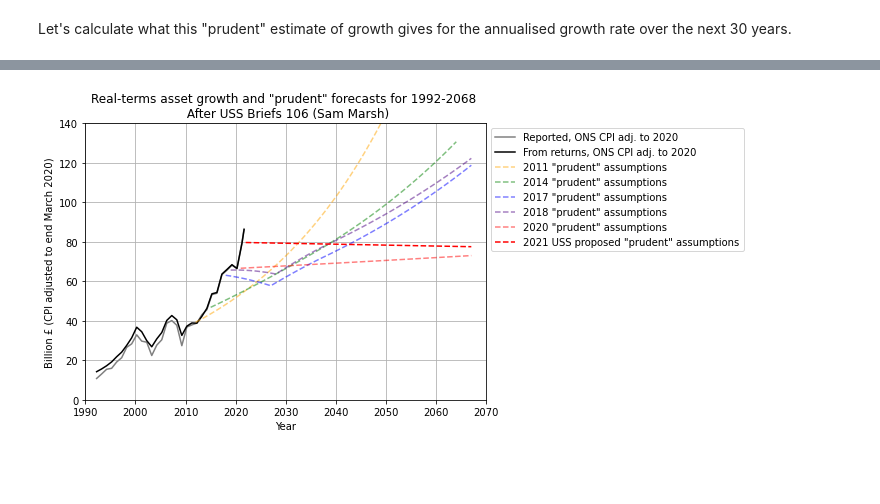
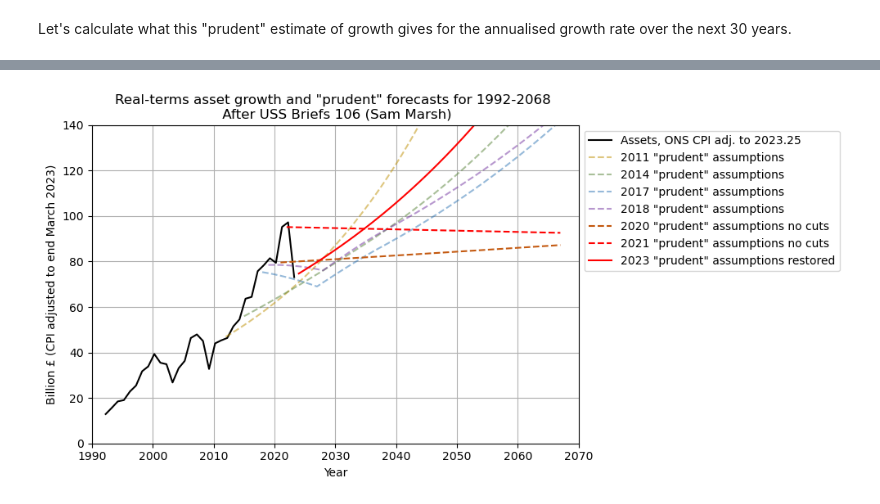
Before and after one commit to SussexUCU/USS, a Jupyter notebook: code/plot_assets.ipynb, the cells around one changed output, grey strips where cells are left out. Saved outputs shown, nothing was run; the diff lists cells and outputs as text; code cells hidden in the pictures; blank space fills up the shorter version.

Commit message:
Updated plot_assets notebook to plot 2023 mar data, and write out cpi adjusted assets.

```diff
--- a/code/plot_assets.ipynb
+++ b/code/plot_assets.ipynb
@@ -26,20 +56,25 @@ save_data = False
 # %%
 # Assemble dictionary of projected assets estimated from USS prudent discount rates
 
-proj_assets_prud_cpi_2020 = {}
+proj_assets_prud_cpi = {}
 end_year = 2068
 
-skip_list = ['2017a', '2019', '2020b', '2021b']
+# skip_list = ['2017a', '2019', '2020b', '2021b', '2022a', '2022b', '2022c', '2022d', '2022e', '2022f']
+include_list = ['2011', '2014', '2017b', '2018', '2020a', '2021a', '2023']
 
 for val in up.valuation_list:
-    if val not in skip_list:
+    if val in include_list:
         year = int(val[:4])
         y = np.arange(year + 1, end_year)
-        assets_start = up.get_assets_cpi_reported(year+0.25)[0,1]
+        assets_start = up.get_assets_cpi_reported(year+0.25, up.BASE_YEAR)[0,1]
+        if val == '2022c' or val == '2022d':
+            assets_start = up.get_assets_cpi_reported(year+0.5, up.BASE_YEAR)[0,1]
+        if val == '2022e' or val == '2022f':
+            assets_start = up.get_assets_cpi_reported(year+0.75, up.BASE_YEAR)[0,1]
         assets = np.stack((y, np.ones_like(y)*assets_start), axis=1)
         disc_rates = up.get_cum_disc_uss_cpi(y, val)
         assets[:,1] /= disc_rates[:,1]
-        proj_assets_prud_cpi_2020[val] = assets
+        proj_assets_prud_cpi[val] = assets
         print(f'Assets projected with "prudent" discount rate for valuation {val:}')
 # %% [output]
 Assets projected with "prudent" discount rate for valuation 2011
@@ -54,8 +90,9 @@ Let's calculate what this "prudent" estimate of growth gives for the annualised
 ann_30_prud_grow_rate = {}
 
 for val in up.disc_prud_cpi_dict:
-    ann_30_prud_grow_rate[val] = up.get_annualised_growth_rate(up.disc_prud_cpi_dict[val])
-    print('USS "prudent" ' + f'{val:5s}' + " 30-year annualised growth rate (CPI basis): {:.2f} %".format(100*ann_30_prud_grow_rate[val]))
+    if val in include_list:
+        ann_30_prud_grow_rate[val] = up.get_annualised_growth_rate(up.disc_prud_cpi_dict[val])
+        print('USS "prudent" ' + f'{val:5s}' + " 30-year annualised growth rate (CPI basis): {:.2f} %".format(100*ann_30_prud_grow_rate[val]))
 # %% [output]
 USS "prudent" 2011  30-year annualised growth rate (CPI basis): 3.50 %
 USS "prudent" 2014  30-year annualised growth rate (CPI basis): 2.21 %
@@ -70,47 +104,71 @@ USS "prudent" 2021b 30-year annualised growth rate (CPI basis): 0.20 %
 # %%
 plt.figure(figsize=(10,5))
 
-plt.plot(up.assets_reported_cpi_2020[:,0], up.assets_reported_cpi_2020[:,1],
-         color=(0.5,0.5,0.5),
-         label='Reported, ONS CPI adj. to 2020')
+plt.plot(up.assets_reported_cpi[:,0], up.assets_reported_cpi[:,1],
+         color='k',
+         label='Assets, ONS CPI adj. to {}'.format(up.BASE_YEAR))
 
-plt.plot(up.assets_inv_ret_cpi_2020[:,0], up.assets_inv_ret_cpi_2020[:,1],
-         color='k',
-         label='From returns, ONS CPI adj. to 2020')
+# Computation from returns can be unreliable
+#
+# plt.plot(up.assets_inv_ret_cpi[:,0], up.assets_inv_ret_cpi[:,1],
+#          color='k',
+#          label='From returns, ONS CPI adj. to {}'.format(up.BASE_YEAR))
 
-col_list = ['orange', 'g', 'b', 'indigo', 'r', 'r']
-alpha_list = [0.5]*5 + [1]
-ls_list = ['--']*6
-lab_list = ['{:} "{:}" assumptions']*5 +\
-            ['{:} USS proposed "{:}" assumptions']
+# remember, include_list = ['2011', '2014', '2017b', '2018', '2020a', '2021a', '2023']
+yr_list = [inc[0:4] for inc in include_list]
+
+# Matches original Excel colours
+rgb_list = [(191,144,0),
+            (84,130,53),
+            (46,117,182),
+            (112,48,160),
+            (197,90,17),
+            (255,0,0),
+            (255,0,0)]
+col_list = [(r/256,g/256,b/256) for r,g,b in rgb_list]
+col_dict = dict(zip(yr_list, col_list))
+alpha_list = [0.5]*(len(proj_assets_prud_cpi)-3) + [1]*3
+ls_list = ['--']*len(proj_assets_prud_cpi)
+ls_list[-1] = '-'
+
+lab_list = ['{:} "{:}" assumptions']*len(proj_assets_prud_cpi)
+lab_list[-3] += ' no cuts'
+lab_list[-2] += ' no cuts'
+lab_list[-1] += ' restored'
 
 dp = {}
-for val, col, al, ls, lab in zip(proj_assets_prud_cpi_2020, col_list, alpha_list, ls_list, lab_list):
+for val, al, ls, lab in zip(proj_assets_prud_cpi, alpha_list, ls_list, lab_list):
+    col = col_dict[val[0:4]]
     dp[val] = {"color" : col, "alpha" : al, "ls" : ls, "label" : lab}
 
-
-for val in proj_assets_prud_cpi_2020:
-    plt.plot(proj_assets_prud_cpi_2020[val][:,0], proj_assets_prud_cpi_2020[val][:,1],
+for val in proj_assets_prud_cpi:
+    label = dp[val]["label"].format(val[0:4], 'prudent')
+    if val == '2022a' or val == '2022b':
+        label=dp[val]["label"].format(val[0:4] + ' Mar', 'prudent')
+    if val == '2022c' or val == '2022d':
+        label=dp[val]["label"].format(val[0:4] + ' Jun', 'prudent')
+    if val == '2022e' or val == '2022f':
+        label=dp[val]["label"].format(val[0:4] + ' Sep', 'prudent')
+    plt.plot(proj_assets_prud_cpi[val][:,0], proj_assets_prud_cpi[val][:,1],
              color=dp[val]["color"],
              ls=dp[val]["ls"],
              alpha=dp[val]["alpha"],
-             label=dp[val]["label"].format(val[0:4], 'prudent'))
-
-
+             label=label)
 
 plt.xlim(1990,2070)
 plt.ylim(0,140)
 
 plt.title('Real-terms asset growth and "prudent" forecasts for 1992-2068 \n After USS Briefs 106 (Sam Marsh)')
 plt.xlabel('Year')
-plt.ylabel('Billion £ (CPI adjusted to end March 2020)')
+plt.ylabel('Billion £ (CPI adjusted to end March {:.0f})'.format(up.BASE_YEAR))
 
 
 plt.grid()
 plt.legend(bbox_to_anchor=(1.0, 0.0, .1, 1))
 
 plt.tight_layout()
 if save_plots:
-    plt.savefig("uss_assets_and_prudent_forecasts.pdf")
+    plt.savefig(plots_path + "uss_assets_and_prudent_forecasts_{}_cpi_{}.pdf".format(val, up.BASE_YEAR))
+    plt.savefig(plots_path + "uss_assets_and_prudent_forecasts_{}_cpi_{}.png".format(val, up.BASE_YEAR))
 # %% [output]
-[figure, old version]
+[figure, new version]
```
Also changed, not shown: parts of 19 cells of this notebook, 3 other files.
